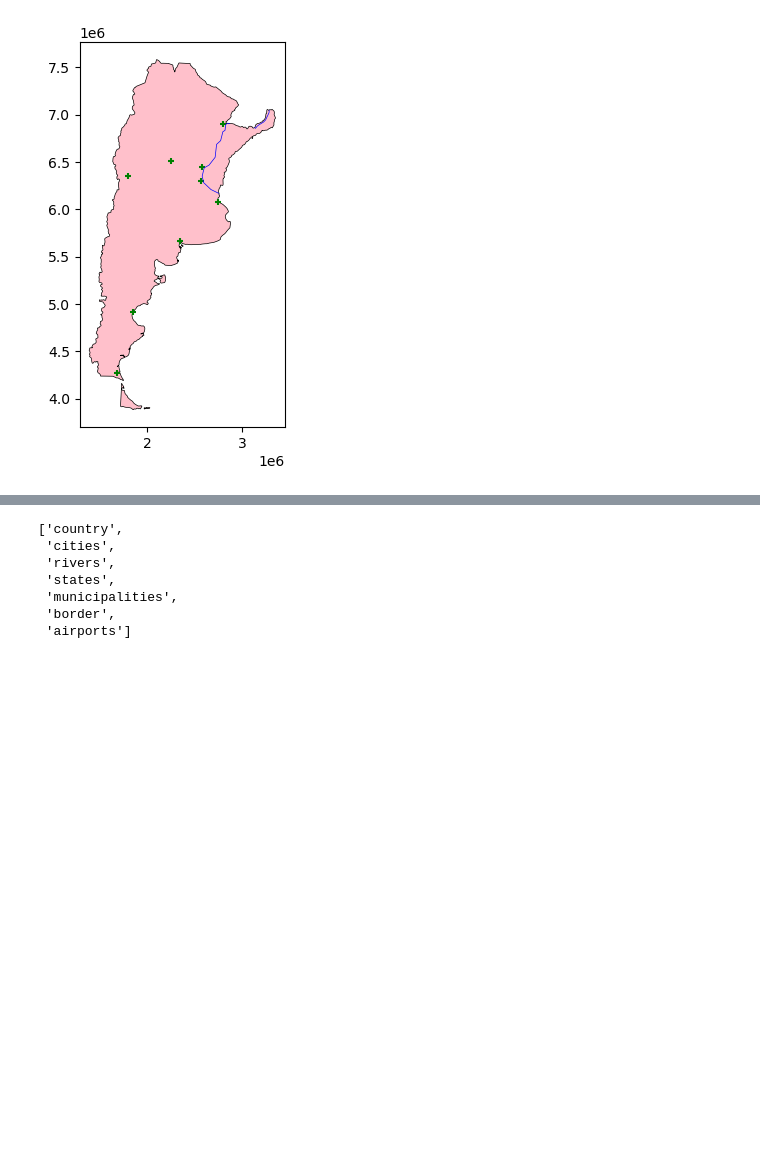
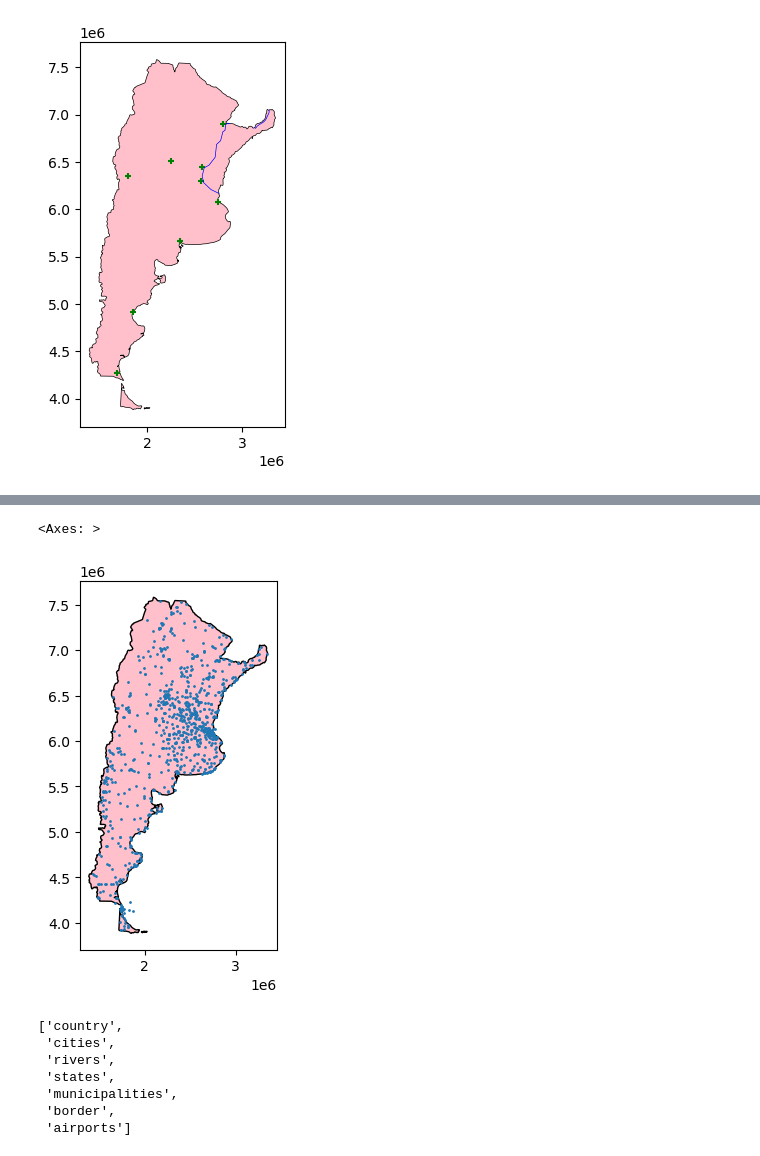
Before and after one commit to Romina300/simpleplot, a Jupyter notebook: index-Copy_simpleplot_Argentina.ipynb, the cells around one changed output, grey strips where cells are left out. Cells and saved outputs as stored; diff of their text form; code cells hidden in the pictures; blank space fills up the shorter version.

```diff
--- a/index-Copy_simpleplot_Argentina.ipynb
+++ b/index-Copy_simpleplot_Argentina.ipynb
@@ -273,0 +317,6 @@ airports.plot(ax=base,markersize=1)
+# %%
+base = argentina22171.plot(color='pink', edgecolor='black')
+airports.plot(ax=base,markersize=1)
+# %% [output]
+<Axes: >
+[figure, added]
```
Also changed, not shown: parts of 26 cells of this notebook, 1 other file.
